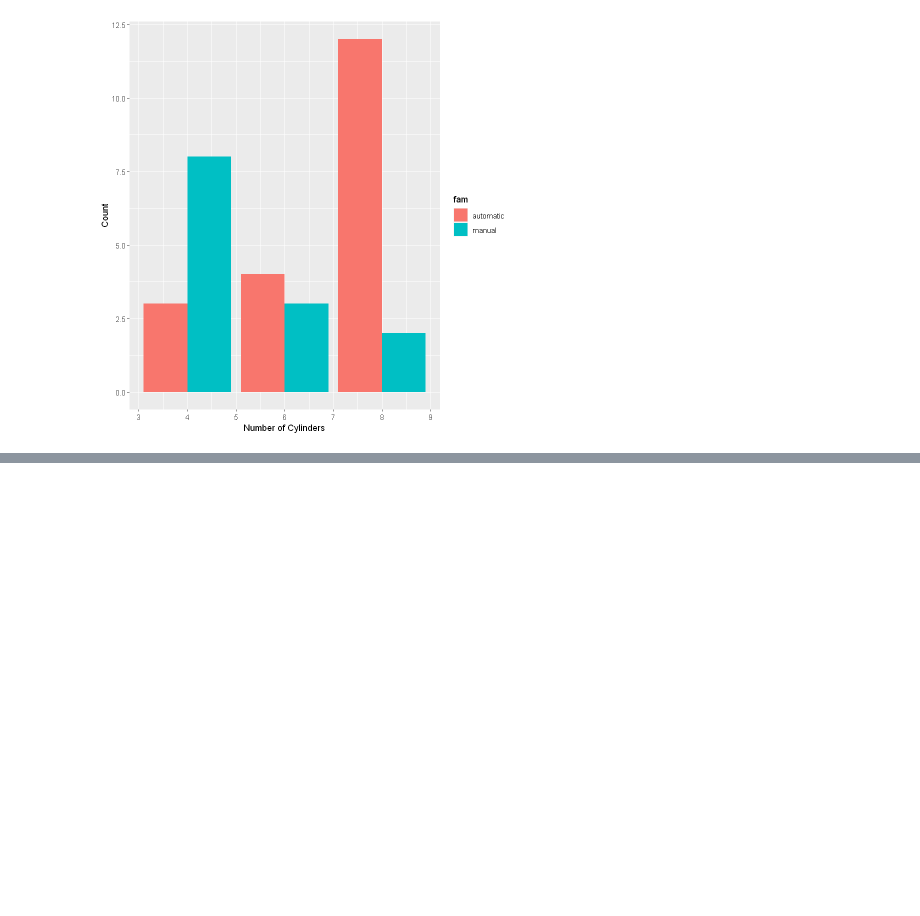
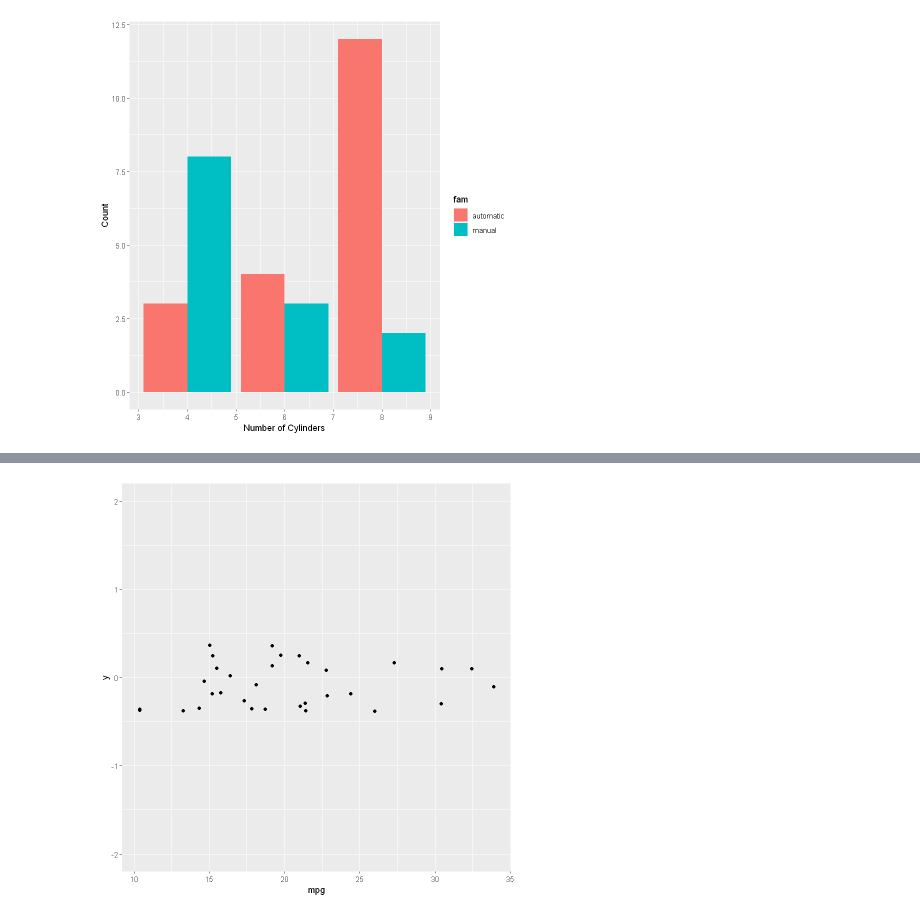
Before and after one commit to AI-MOO/Data_Scientist_with_R, a Jupyter notebook: 06_Introduction_to_Data_Visualization_with_ggplot2/02_Aesthetics.ipynb, the cells around one changed output, grey strips where cells are left out. Saved outputs shown, nothing was run; the diff lists cells and outputs as text; code cells hidden in the pictures; blank space fills up the shorter version.

```diff
--- a/06_Introduction_to_Data_Visualization_with_ggplot2/02_Aesthetics.ipynb
+++ b/06_Introduction_to_Data_Visualization_with_ggplot2/02_Aesthetics.ipynb
@@ -252,0 +264,7 @@ ggplot(mtcars, aes(fcyl, fill = fam)) +
+# %%
+ggplot(mtcars, aes(mpg, 0)) +
+  geom_jitter() +
+  # Set the y-axis limits
+   ylim(limits = c(-2,2))
+# %% [output]
+[figure, added]
```
Also changed, not shown: parts of 2 cells of this notebook.
